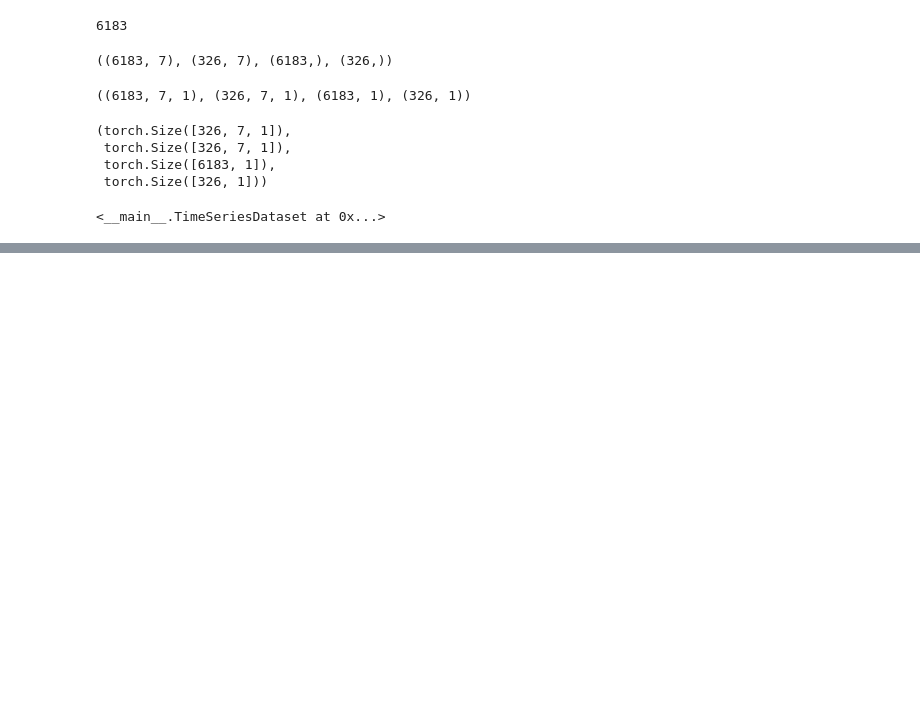
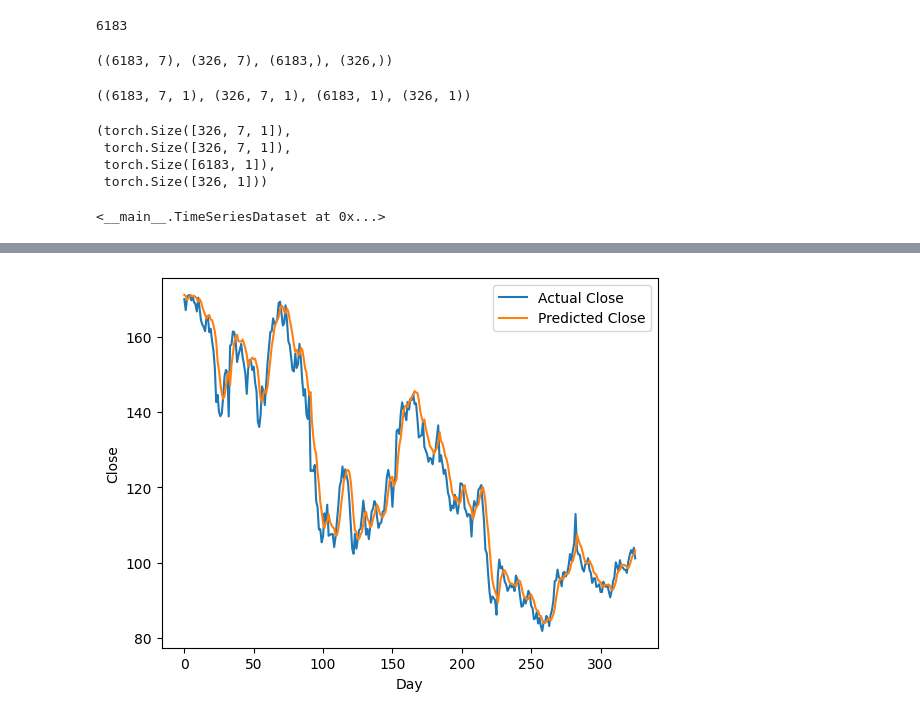
Before and after one commit to IlijaMihajlovic/Amazon-Stock-Price-Forecasting-Using-LSTM-Neural-Networks, a Jupyter notebook: Amazon_Stock_Forcasting_With_LSTM.ipynb, the cells around one changed output, grey strips where cells are left out. Saved outputs shown, nothing was run; the diff lists cells and outputs as text; code cells hidden in the pictures; blank space fills up the shorter version.

```diff
--- a/Amazon_Stock_Forcasting_With_LSTM.ipynb
+++ b/Amazon_Stock_Forcasting_With_LSTM.ipynb
@@ -209,0 +380,9 @@ train_dataset
+# %%
+test_predictions = model(X_test.to(device)).detach().cpu().numpy().flatten()
+
+dummies = np.zeros((X_test.shape[0], lookback+1))
+dummies[:, 0] = test_predictions
+dummies = scaler.inverse_transform(dummies)
+
+test_predictions = dc(dummies[:, 0])
+test_predictions
@@ -209,0 +407,7 @@ train_dataset
+# %%
+dummies = np.zeros((X_test.shape[0], lookback+1))
+dummies[:, 0] = y_test.flatten()
+dummies = scaler.inverse_transform(dummies)
+
+new_y_test = dc(dummies[:, 0])
+new_y_test
@@ -209,0 +432,9 @@ train_dataset
+# %%
+plt.plot(new_y_test, label='Actual Close')
+plt.plot(test_predictions, label='Predicted Close')
+plt.xlabel('Day')
+plt.ylabel('Close')
+plt.legend()
+plt.show()
+# %% [output]
+[figure, added]
```
Also changed, not shown: parts of 13 cells of this notebook.
